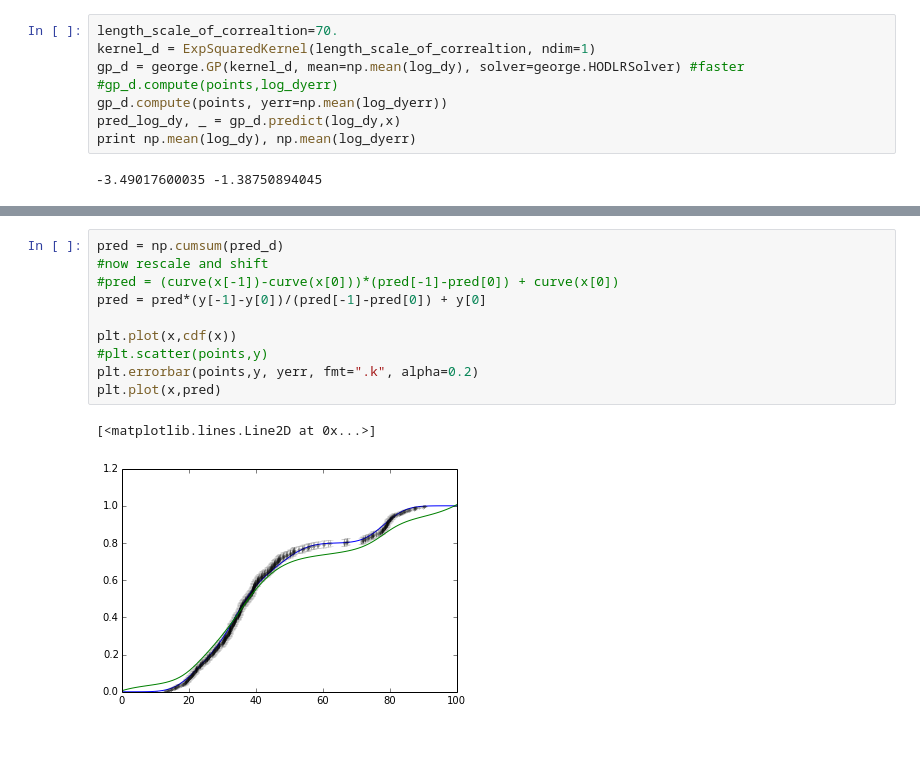
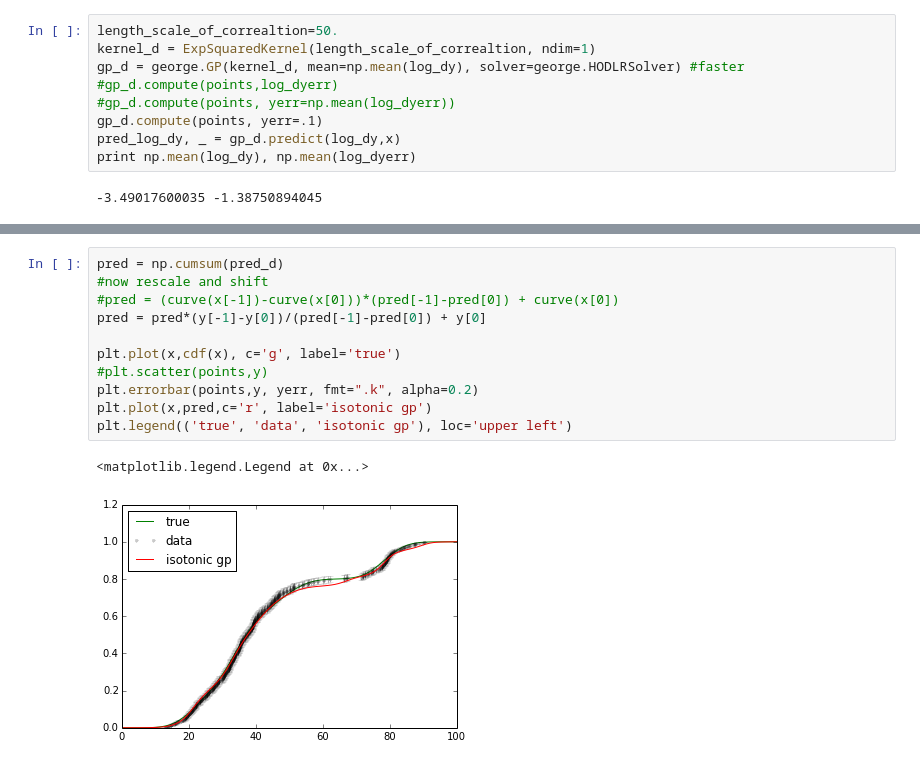
Before and after one commit to cranmer/play, a Jupyter notebook: misc/isotonic_gp.ipynb, the cells around one changed output, grey strips where cells are left out. Drawn from its saved outputs; the diff is of its cells as text.

```diff
--- a/misc/isotonic_gp.ipynb
+++ b/misc/isotonic_gp.ipynb
@@ -77,11 +77,12 @@ log_dyerr[-1]=log_dyerr[-2]
 log_true_dy = np.log(np.abs(tempdy))
 log_true_dy[0]=log_true_dy[1]
 # %%
-length_scale_of_correaltion=70.
+length_scale_of_correaltion=50.
 kernel_d = ExpSquaredKernel(length_scale_of_correaltion, ndim=1)
 gp_d = george.GP(kernel_d, mean=np.mean(log_dy), solver=george.HODLRSolver) #faster
 #gp_d.compute(points,log_dyerr)
-gp_d.compute(points, yerr=np.mean(log_dyerr))
+#gp_d.compute(points, yerr=np.mean(log_dyerr))
+gp_d.compute(points, yerr=.1)
 pred_log_dy, _ = gp_d.predict(log_dy,x)
 print np.mean(log_dy), np.mean(log_dyerr)
 # %% [output]
@@ -107,13 +108,14 @@ plt.plot(x,pred_log_dy, c='r')
 # %%
 pred = np.cumsum(pred_d)
 #now rescale and shift
 #pred = (curve(x[-1])-curve(x[0]))*(pred[-1]-pred[0]) + curve(x[0])
 pred = pred*(y[-1]-y[0])/(pred[-1]-pred[0]) + y[0]
 
-plt.plot(x,cdf(x))
+plt.plot(x,cdf(x), c='g', label='true')
 #plt.scatter(points,y)
 plt.errorbar(points,y, yerr, fmt=".k", alpha=0.2)
-plt.plot(x,pred)
+plt.plot(x,pred,c='r', label='isotonic gp')
+plt.legend(('true', 'data', 'isotonic gp'), loc='upper left')
 # %% [output]
-[<matplotlib.lines.Line2D at 0x...>]
+<matplotlib.legend.Legend at 0x...>
-[figure, old version]
+[figure, new version]
```
Also changed, not shown: parts of 2 cells of this notebook.
